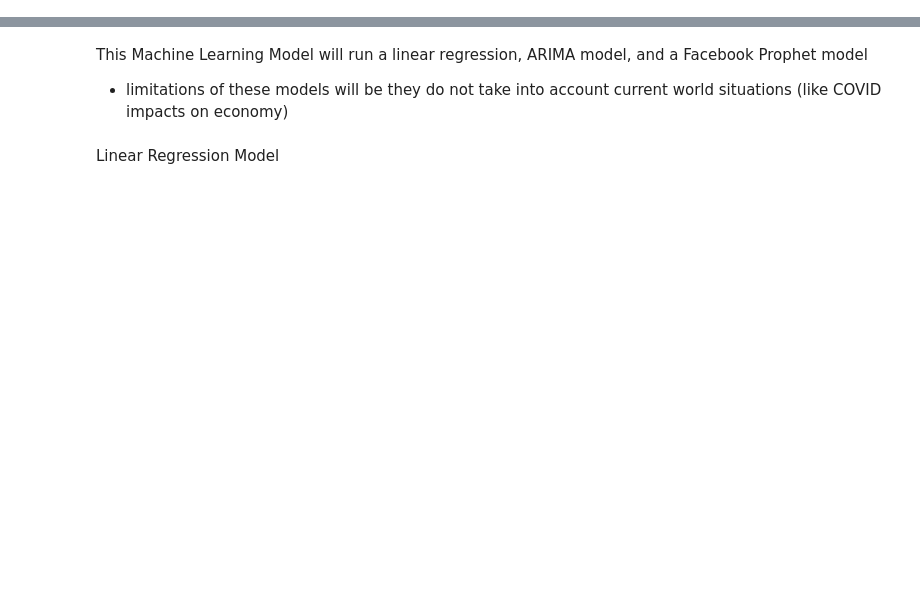
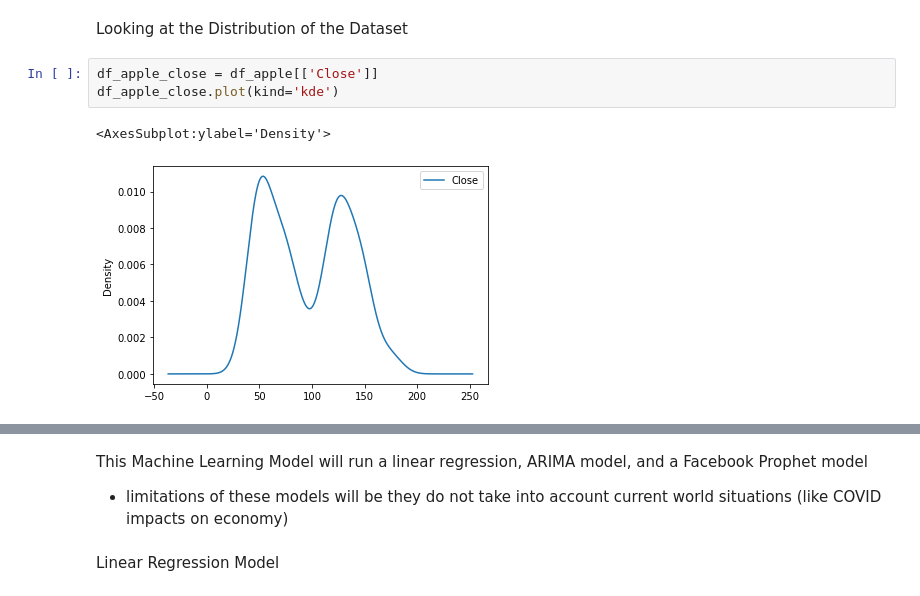
Before and after one commit to Roark23/Final_Project, a Jupyter notebook: ML_update.ipynb, the cells around one changed output, grey strips where cells are left out. Drawn from its saved outputs; the diff is of its cells as text; blank space fills up the shorter version.

```diff
--- a/ML_update.ipynb
+++ b/ML_update.ipynb
@@ -21,0 +44,8 @@ plt.plot(df['Close'], label='Close Price History')
+# %% [markdown]
+Looking at the Distribution of the Dataset
+# %%
+df_apple_close = df_apple[['Close']]
+df_apple_close.plot(kind='kde')
+# %% [output]
+<AxesSubplot:ylabel='Density'>
+[figure, added]
```
Also changed, not shown: parts of 30 cells of this notebook.
